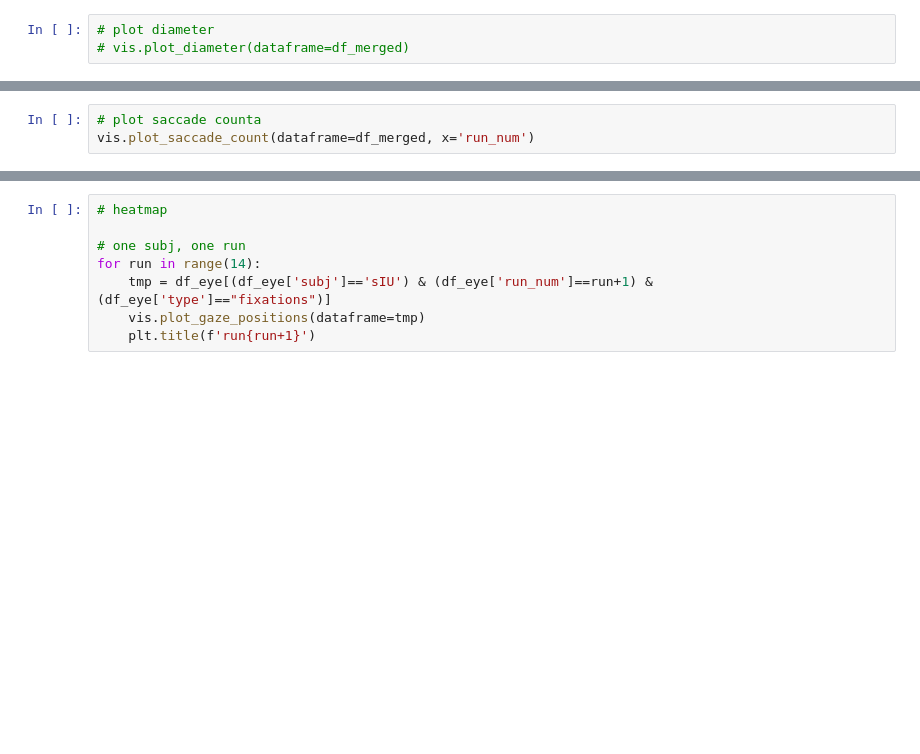
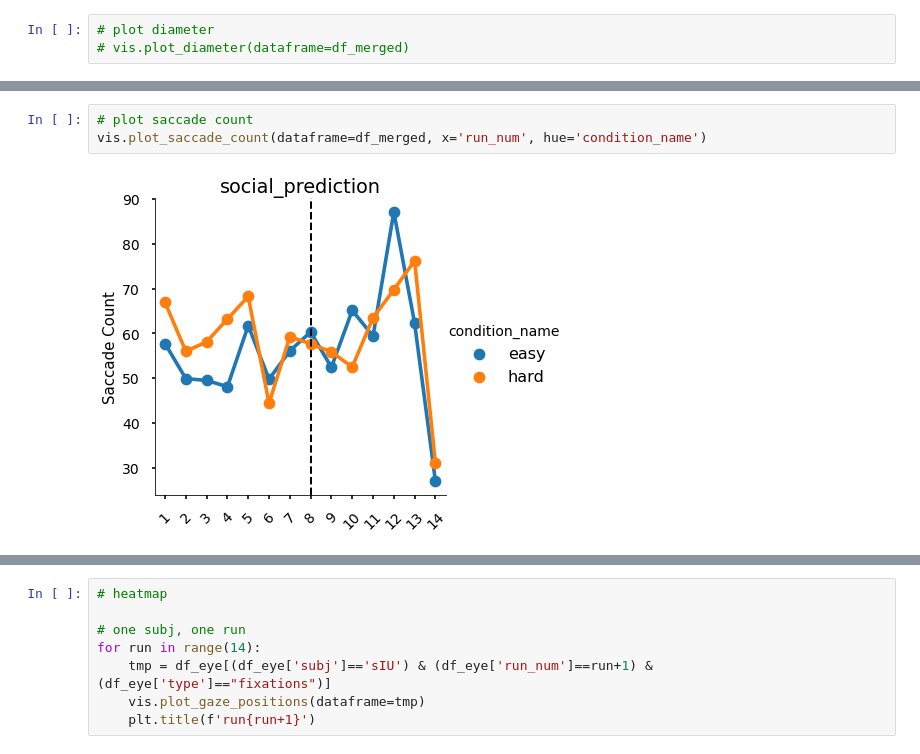
Before and after one commit to maedbhk/action_prediction, a Jupyter notebook: notebooks/1.0-mk-social_prediction.ipynb, the cells around one changed output, grey strips where cells are left out. Cells and saved outputs as stored; diff of their text form; blank space fills up the shorter version.

```diff
--- a/notebooks/1.0-mk-social_prediction.ipynb
+++ b/notebooks/1.0-mk-social_prediction.ipynb
@@ -49,6 +72,8 @@ vis.plot_fixation_count(dataframe=df_merged, x='run_num')
 # %%
-# plot saccade counta
-vis.plot_saccade_count(dataframe=df_merged, x='run_num')
+# plot saccade count
+vis.plot_saccade_count(dataframe=df_merged, x='run_num', hue='condition_name')
+# %% [output]
+[figure, added]
 # %%
 # plot fixation duration
 vis.plot_fixation_duration(dataframe=df_merged, x='run_num')
```
Also changed, not shown: parts of 14 cells of this notebook, 3 other files.
